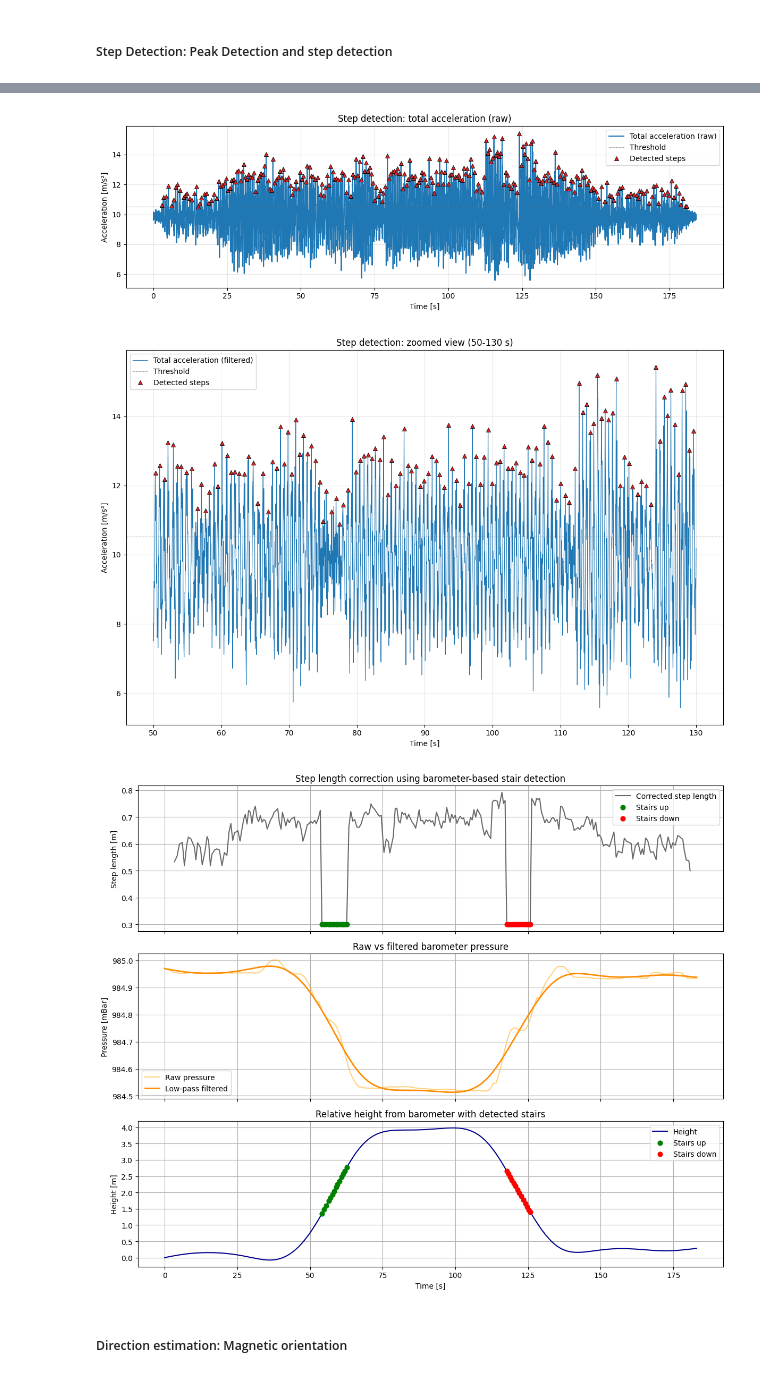
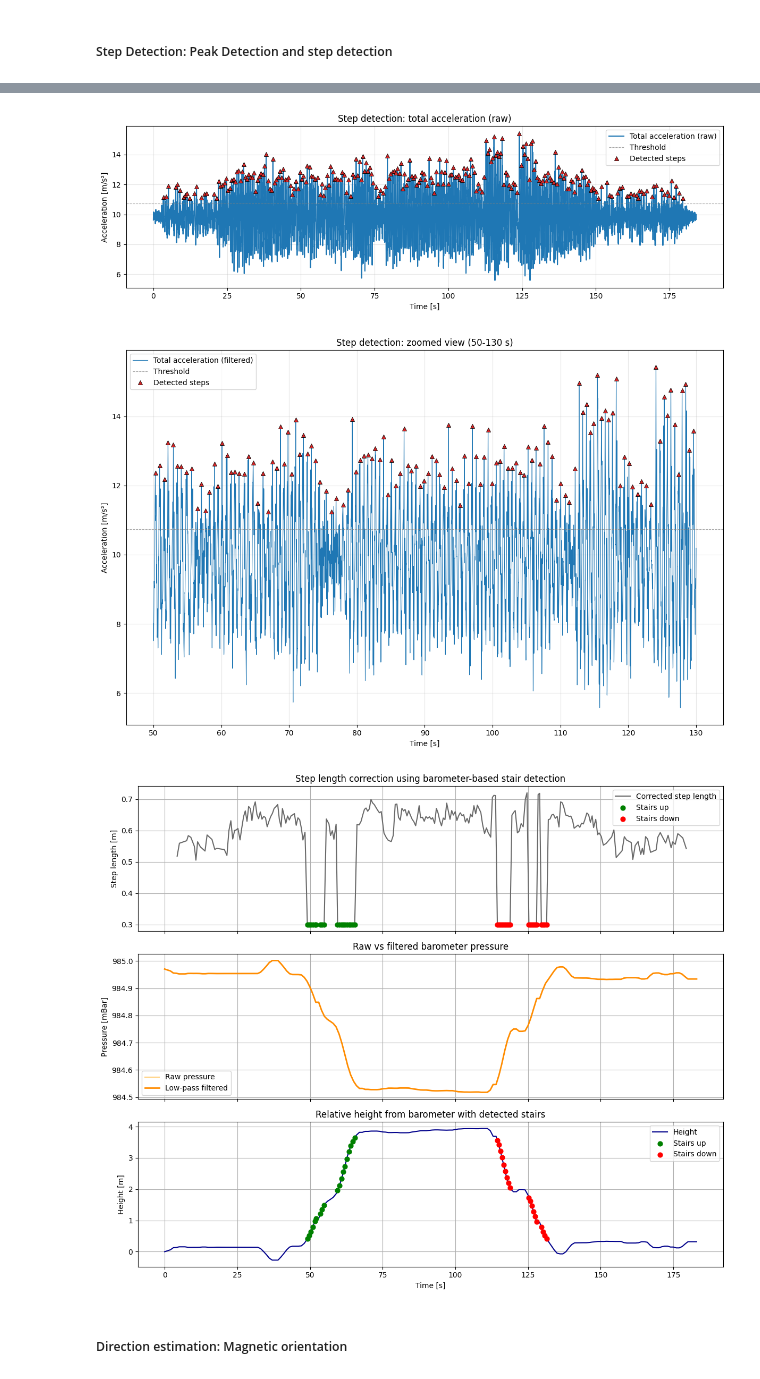
Before and after one commit to bernadettesophia/Navi_Lab02_WS25, a Jupyter notebook: lab02_ws2025_26_GROUPB_KAKUSKA_OETTL.ipynb, the cells around one changed output, grey strips where cells are left out. Saved outputs shown, nothing was run; the diff lists cells and outputs as text; code cells hidden in the pictures.

```diff
--- a/lab02_ws2025_26_GROUPB_KAKUSKA_OETTL.ipynb
+++ b/lab02_ws2025_26_GROUPB_KAKUSKA_OETTL.ipynb
@@ -204,21 +204,18 @@ fs = 1 / np.mean(dt)   # unit: [Hz]
 acc_data["acc_norm"] = np.sqrt(acc_data["acc_x"]**2 +
                                acc_data["acc_y"]**2 +
                                acc_data["acc_z"]**2)
-
-# Minimal smoothing: use raw filtered signal directly
-acc_data["acc_smooth"] = acc_data["acc_norm"]   # keine Savitzky–Golay-Glättung
 # %% [markdown]
 ##### Compute barometer-based height
 # %%
 # Low-pass filter barometer
-cutoff = 2.8  # Hz
-order = 2
-b, a = butter(order, cutoff/(0.5*fs), btype='low')
-baro_data['pressure_filt'] = filtfilt(b, a, baro_data['pressure'])
+#cutoff = 2.8  # Hz
+#order = 2
+#b, a = butter(order, cutoff/(0.5*fs), btype='low')
+#baro_data['pressure_filt'] = filtfilt(b, a, baro_data['pressure'])
 
 # Relative height from pressure
-p0 = baro_data['pressure_filt'].iloc[0]
-pt = baro_data['pressure_filt']
+p0 = baro_data['pressure'].iloc[0]
+pt = baro_data['pressure']
 
 T0 = 293.15
 L  = 6.5e-3
@@ -330,9 +352,9 @@ Mean step length (stairs only): 0.30 m
 # visualisation step detection
 
 plt.figure(figsize=(12,4))
-plt.plot(acc_data['t'], acc_smooth, label="Total acceleration (raw)")
+plt.plot(acc_data['t'], acc_norm, label="Total acceleration (raw)")
 plt.axhline(threshold, color="gray", linestyle="--", linewidth=0.8, alpha=0.7, label="Threshold")
-plt.plot(acc_data['t'].iloc[peaks], acc_smooth.iloc[peaks],
+plt.plot(acc_data['t'].iloc[peaks], acc_norm.iloc[peaks],
          linestyle="None", marker="^", markersize=6,
          markerfacecolor="#d62728", markeredgecolor="black", markeredgewidth=0.6,
          label="Detected steps")
@@ -350,7 +372,7 @@ t_min, t_max = 50, 130  # time range in seconds
 # Select data within the range
 mask = (acc_data["t"] >= t_min) & (acc_data["t"] <= t_max)
 t_zoom = acc_data["t"][mask]
-acc_zoom = acc_data["acc_smooth"][mask]
+acc_zoom = acc_data["acc_norm"][mask]
 
 # Also select peaks within the same range
 peaks_zoom = peaks[(step_times >= t_min) & (step_times <= t_max)]
@@ -362,7 +384,7 @@ plt.plot(t_zoom, acc_zoom, label="Total acceleration (filtered)", linewidth=0.8)
 
 plt.axhline(threshold, color="gray", linestyle="--", linewidth=0.8, alpha=0.7, label="Threshold")
 
-plt.plot(step_times_zoom, acc_data["acc_smooth"].iloc[peaks_zoom],
+plt.plot(step_times_zoom, acc_data["acc_norm"].iloc[peaks_zoom],
          linestyle="None", marker="^", markersize=6,
          markerfacecolor="#d62728", markeredgecolor="black", markeredgewidth=0.6,
          label="Detected steps")
@@ -381,36 +403,36 @@ fig, axs = plt.subplots(3, 1, figsize=(12, 10), sharex=True)
 # Top: Step length correction
 axs[0].plot(step_times[1:], step_lengths_corr, label="Corrected step length", color="dimgray", linewidth=1.5)
 axs[0].scatter(step_times[1:][stairs_up],   step_lengths_corr[stairs_up],   color="green", label="Stairs up", s=40, zorder=5)
 axs[0].scatter(step_times[1:][stairs_down], step_lengths_corr[stairs_down], color="red",   label="Stairs down", s=40, zorder=5)
 axs[0].set_ylabel("Step length [m]")
 axs[0].set_title("Step length correction using barometer-based stair detection")
 axs[0].legend()
 axs[0].grid(True)
 
 # Middle: Barometer pressure
 axs[1].plot(baro_data["t"], baro_data["pressure"], label="Raw pressure", color="orange", alpha=0.5)
-axs[1].plot(baro_data["t"], baro_data["pressure_filt"], label="Low-pass filtered", color="darkorange", linewidth=2)
+axs[1].plot(baro_data["t"], baro_data["pressure"], label="Low-pass filtered", color="darkorange", linewidth=2)
 axs[1].set_ylabel("Pressure [mBar]")
 axs[1].set_title("Raw vs filtered barometer pressure")
 axs[1].legend()
 axs[1].grid(True)
 
 # Bottom: Relative height + detected stairs
 axs[2].plot(baro_data["t"], baro_data["height"], label="Height", color="darkblue", linewidth=1.5)
 axs[2].scatter(step_times[1:][stairs_up], height_at_steps[1:][stairs_up], color="green", label="Stairs up", s=40, zorder=5)
 axs[2].scatter(step_times[1:][stairs_down], height_at_steps[1:][stairs_down], color="red", label="Stairs down", s=40, zorder=5)
 axs[2].set_xlabel("Time [s]")
 axs[2].set_ylabel("Height [m]")
 axs[2].set_title("Relative height from barometer with detected stairs")
 axs[2].legend()
 axs[2].grid(True)
 
 plt.tight_layout()
 plt.show()
 # %% [output]
-[figure, old version]
+[figure, new version]
 [figure]
-[figure, old version]
+[figure, new version]
 # %% [markdown]
 ##### Direction estimation: Magnetic orientation
 # %%
```
Also changed, not shown: parts of 5 cells of this notebook, 1 other file.
